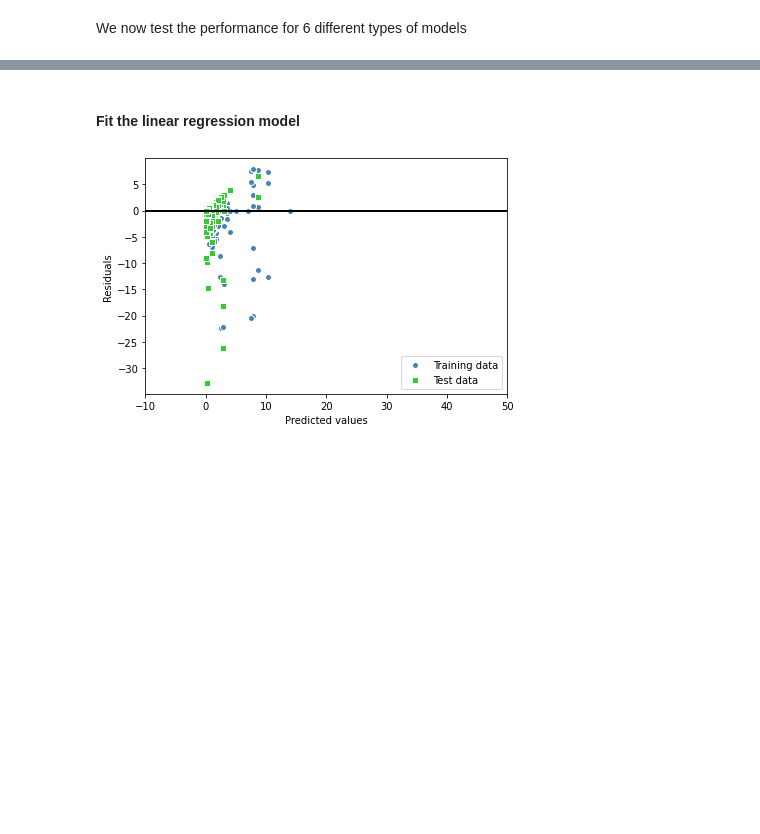
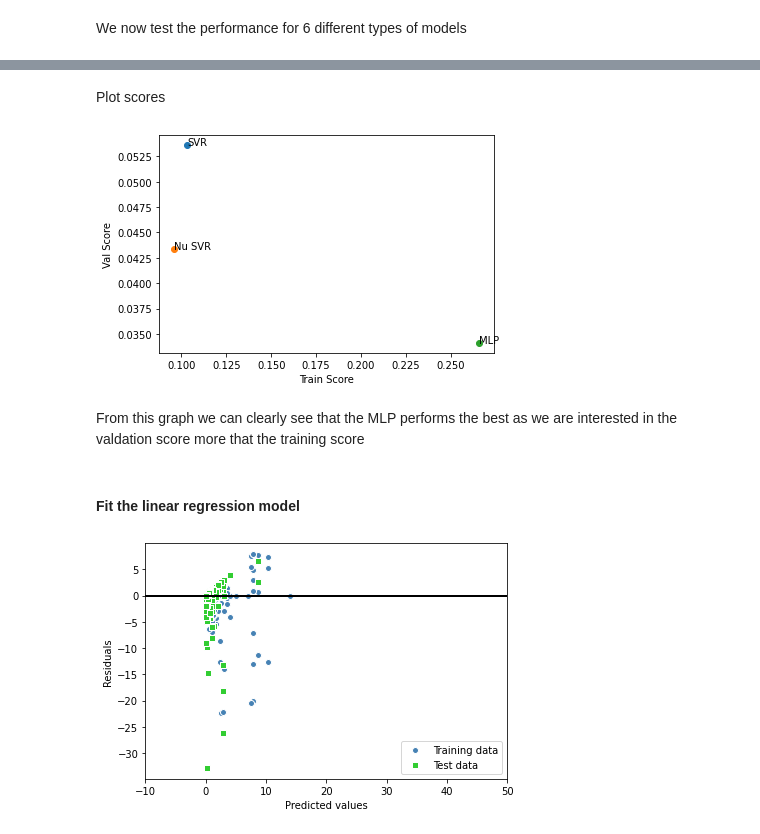
Before and after one commit to lavinama/modelling_social_data, a Jupyter notebook: predict_num_days_trending.ipynb, the cells around one changed output, grey strips where cells are left out. Drawn from its saved outputs; the diff is of its cells as text; code cells hidden in the pictures; blank space fills up the shorter version.

Commit message:
Update model selection

```diff
--- a/predict_num_days_trending.ipynb
+++ b/predict_num_days_trending.ipynb
@@ -302,0 +357,6 @@ if COLAB:
+# %%
+from sklearn.metrics import r2_score
+
+def adjr2(actual: np.ndarray, predicted: np.ndarray, rowcount: np.int, featurecount: np.int):
+    """ Adjusted R2 Score """
+    return 1-(1-r2_score(actual,predicted))*(rowcount-1)/(rowcount-featurecount)
@@ -408,0 +581,9 @@ $$ \hat{y}_{i} = w_0 + \sum_{j=1}^{1306} X_{ij} w_j $$
+# %%
+print(train_score_models)
+print(val_score_models)
+print(model_name)
+
+scores = dict()
+for i, name in enumerate(model_name):
+    scores[name] = (train_score_models[i], val_score_models[i])
+print(scores)
@@ -409,3 +603,23 @@ $$ \hat{y}_{i} = w_0 + \sum_{j=1}^{1306} X_{ij} w_j $$
+# %% [markdown]
+Plot scores
+# %%
+import matplotlib.pyplot as plt
+# Lets exclude the linear and the SGD model as they clearly has a very high validation score
+
+fig, ax = plt.subplots()
+ax.set_xlabel("Train Score")
+ax.set_ylabel("Val Score")
+for name, (ts, vs) in scores.items():
+    if name is "linear" or name is "SGD":
+        continue
+    ax.scatter(ts, vs)
+    ax.annotate(name, (ts, vs))
+
+plt.show()
+# %% [output]
+[figure, added]
+# %% [markdown]
+From this graph we can clearly see that the MLP performs the best as we are interested in the valdation score more that the training score
 # %% [markdown]
 #### Fit the linear regression model
 # %%
```
Also changed, not shown: parts of 47 cells of this notebook, 5 other files.
